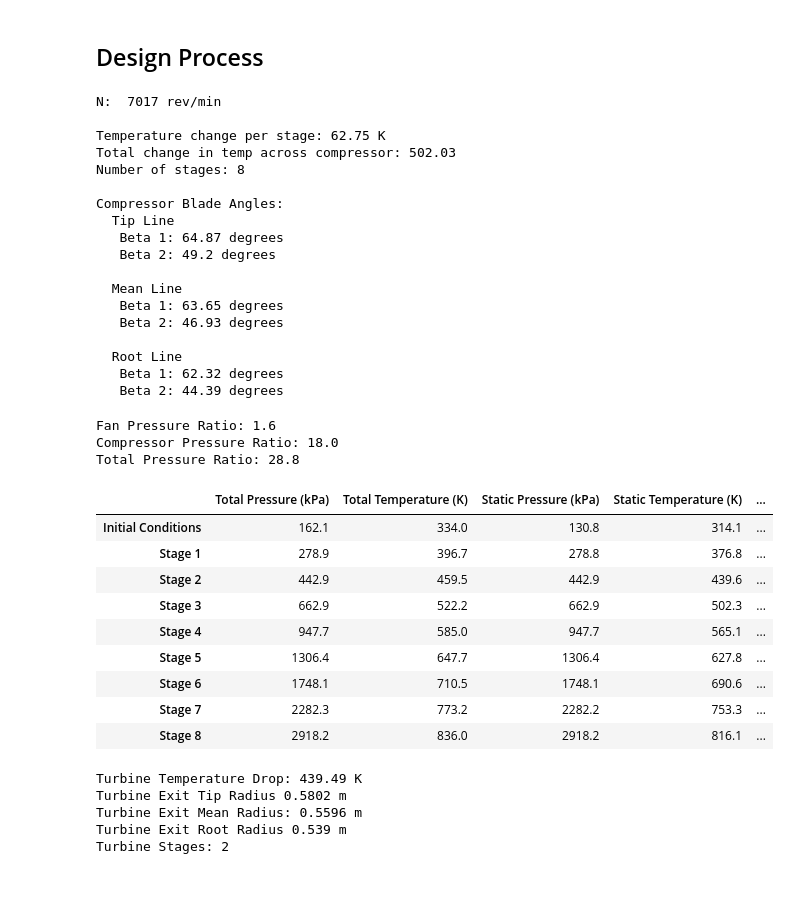
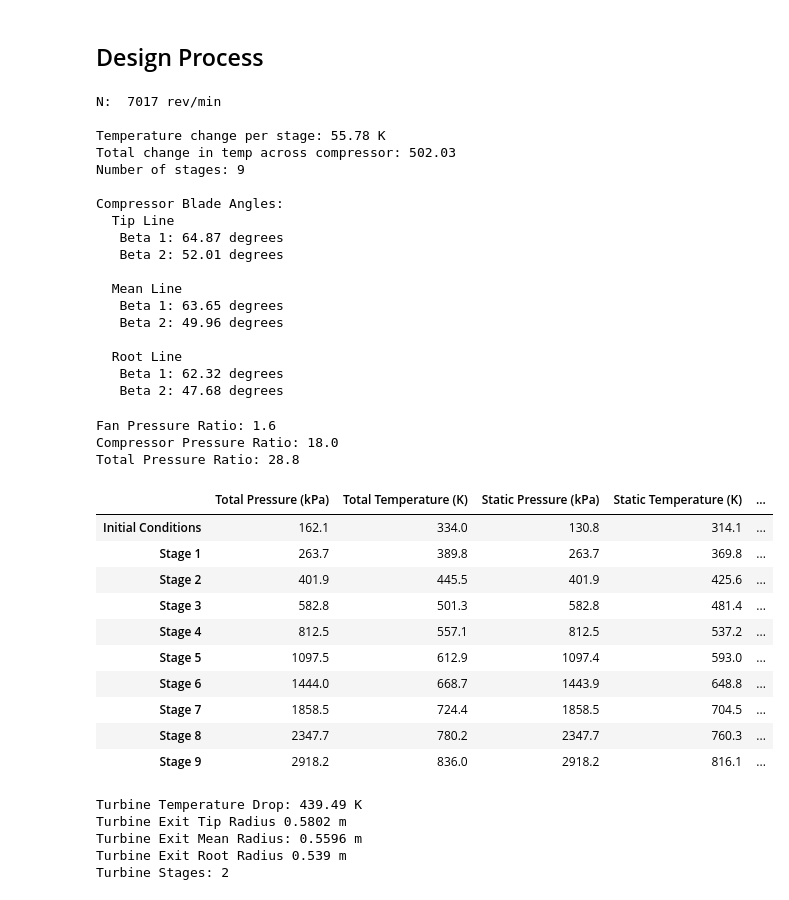
Before and after one commit to WillUoC/ABP-project-2, a Jupyter notebook: Compressor.ipynb, the cells around one changed output. Cells and saved outputs as stored; diff of their text form; code cells hidden in the pictures.

```diff
--- a/Compressor.ipynb
+++ b/Compressor.ipynb
@@ -54,7 +54,7 @@ C_a = 200 # 150  # m/s [150, 200]
 t_h_rat = 0.5 # 0.3  # [0, 1]
 M_tip = 1.2 # 1.1  # [0, 1.2]
 lam = 1
-dehaller = 0.65 # 0.764
+dehaller = 0.7 # 0.764
 lambd = [0.97, 0.95, 0.92, 0.905, 0.895, 0.875, 0.867, 0.86, 0.855, 0.85, 0.849, 0.848, 0.847, 0.846, 0.8455, 0.845, 0.8449, 0.8448, 0.8447, 0.8446] #Mean Work Done Factor based on stage
 # %%
 ## Initial Conditions
@@ -167,22 +167,22 @@ print("   Beta 2:", np.real(np.round(beta_2r*180/np.pi, 2)), "degrees")
 # %% [output]
 N:  7017 rev/min
 
-Temperature change per stage: 62.75 K
+Temperature change per stage: 55.78 K
 Total change in temp across compressor: 502.03
-Number of stages: 8
+Number of stages: 9
 
 Compressor Blade Angles:
   Tip Line
    Beta 1: 64.87 degrees
-   Beta 2: 49.2 degrees
+   Beta 2: 52.01 degrees
 
   Mean Line
    Beta 1: 63.65 degrees
-   Beta 2: 46.93 degrees
+   Beta 2: 49.96 degrees
 
   Root Line
    Beta 1: 62.32 degrees
-   Beta 2: 44.39 degrees
+   Beta 2: 47.68 degrees
 # %%
 """
 Variables to keep track of:
@@ -315,67 +315,66 @@ for i in range(num_stages):
     U_ts = 2*np.pi*N*r_ts
     U_rs = 2*np.pi*N*r_rs
 
-    beta_1rs = np.arctan(U_rs/C_a)
-    V_1rs = C_a/np.cos(beta_1rs)
-    V_2rs = dehaller * V_1rs
-    beta_2rs = np.arctan(C_a/V_2rs)
-    beta_3rs = beta_1rs
-
     alpha_1rs = 0.0
-    # C_w2rs = U_rs - V_2rs*np.sin(beta_2rs)
-    # alpha_2rs = np.arctan(C_w2rs/C_a)
     alpha_2rs = np.arctan((cpa*delta_T_stage)/(U_rs*C_a))
     alpha_3rs = alpha_1rs
 
+    beta_1rs = np.arctan(U_rs/C_a)
+    V_1rs = C_a/np.cos(beta_1rs)
+    beta_2rs = np.arctan(U_rs/C_a - np.tan(alpha_2rs))
+    V_2rs = C_a/np.cos(beta_2rs)
+    beta_3rs = beta_1rs
+
+
+
+    alpha_1ts = 0.0
+    alpha_2ts = np.arctan((cpa*delta_T_stage)/(U_ts*C_a))
+    alpha_3ts = alpha_1ts
+
     beta_1ts = np.arctan(U_ts/C_a)
     V_1ts = C_a/np.cos(beta_1ts)
-    V_2ts = dehaller * V_1ts
-    beta_2ts = np.arctan(C_a/V_2ts)
+    beta_2ts = np.arctan(U_ts/C_a - np.tan(alpha_2ts))
+    V_2ts = C_a/np.cos(beta_2ts)
     beta_3ts = beta_1ts
-
-    alpha_1ts = 0.0
-    # C_w2ts = U_ts - V_2ts*np.sin(beta_2ts)
-    # alpha_2ts = np.arctan(C_w2ts/C_a)
-    alpha_2ts = np.arctan((cpa*delta_T_stage)/(U_ts*C_a))
-    alpha_3ts = alpha_1ts
 
     dehaller_rs = V_2rs/V_1rs
     dehaller_ts = V_2ts/V_1ts
 
     alpha_1rs, alpha_2rs, alpha_3rs, beta_1rs, beta_2rs, beta_3rs = np.array([alpha_1rs, alpha_2rs, alpha_3rs, beta_1rs, beta_2rs, beta_3rs]) * 180/np.pi
     alpha_1ts, alpha_2ts, alpha_3ts, beta_1ts, beta_2ts, beta_3ts = np.array([alpha_1ts, alpha_2ts, alpha_3ts, beta_1ts, beta_2ts, beta_3ts]) * 180/np.pi
 
     variable_array[i+1, :] =\
          [P_ts, T_ts, Ps, Ts, rho_s, As, r_rs, r_ts, alpha_1rs, beta_1rs, alpha_2rs, beta_2rs, alpha_3rs, beta_3rs, dehaller_rs, alpha_1ts, beta_1ts, alpha_2ts, beta_2ts, alpha_3ts, beta_3ts, dehaller_ts]
 
 # print(np.real(np.round(variable_array)))
 
 print(f'Fan Pressure Ratio: {variable_array[0, 0]/P_a:.1f}')
 print(f'Compressor Pressure Ratio: {variable_array[-1, 0]/variable_array[0, 0]:.1f}')
 print(f'Total Pressure Ratio: {variable_array[-1, 0]/P_a:.1f}')
 
 variable_array_sf = variable_array.copy()
 variable_array_sf[:, 0] = variable_array_sf[:, 0]/1000
 variable_array_sf[:, 2] = variable_array_sf[:, 2]/1000
 
 df = pd.DataFrame(variable_array_sf, columns=label_array, index=index_array)
 df_styled = df.style.format(style_dict)
 display(df_styled)
 dfi.export(df_styled, 'Compressor-Table.png')
 # %% [output]
 Fan Pressure Ratio: 1.6
 Compressor Pressure Ratio: 18.0
 Total Pressure Ratio: 28.8
 |  | Total Pressure (kPa) | Total Temperature (K) | Static Pressure (kPa) | Static Temperature (K) | ... |
 | Initial Conditions | 162.1 | 334.0 | 130.8 | 314.1 | ... |
-| Stage 1 | 278.9 | 396.7 | 278.8 | 376.8 | ... |
-| Stage 2 | 442.9 | 459.5 | 442.9 | 439.6 | ... |
-| Stage 3 | 662.9 | 522.2 | 662.9 | 502.3 | ... |
-| Stage 4 | 947.7 | 585.0 | 947.7 | 565.1 | ... |
-| Stage 5 | 1306.4 | 647.7 | 1306.4 | 627.8 | ... |
-| Stage 6 | 1748.1 | 710.5 | 1748.1 | 690.6 | ... |
-| Stage 7 | 2282.3 | 773.2 | 2282.2 | 753.3 | ... |
-| Stage 8 | 2918.2 | 836.0 | 2918.2 | 816.1 | ... |
+| Stage 1 | 263.7 | 389.8 | 263.7 | 369.8 | ... |
+| Stage 2 | 401.9 | 445.5 | 401.9 | 425.6 | ... |
+| Stage 3 | 582.8 | 501.3 | 582.8 | 481.4 | ... |
+| Stage 4 | 812.5 | 557.1 | 812.5 | 537.2 | ... |
+| Stage 5 | 1097.5 | 612.9 | 1097.4 | 593.0 | ... |
+| Stage 6 | 1444.0 | 668.7 | 1443.9 | 648.8 | ... |
+| Stage 7 | 1858.5 | 724.4 | 1858.5 | 704.5 | ... |
+| Stage 8 | 2347.7 | 780.2 | 2347.7 | 760.3 | ... |
+| Stage 9 | 2918.2 | 836.0 | 2918.2 | 816.1 | ... |
 # %%
 delta_T0s = w_c/cpg
 
```
Also changed, not shown: 2 other files.
